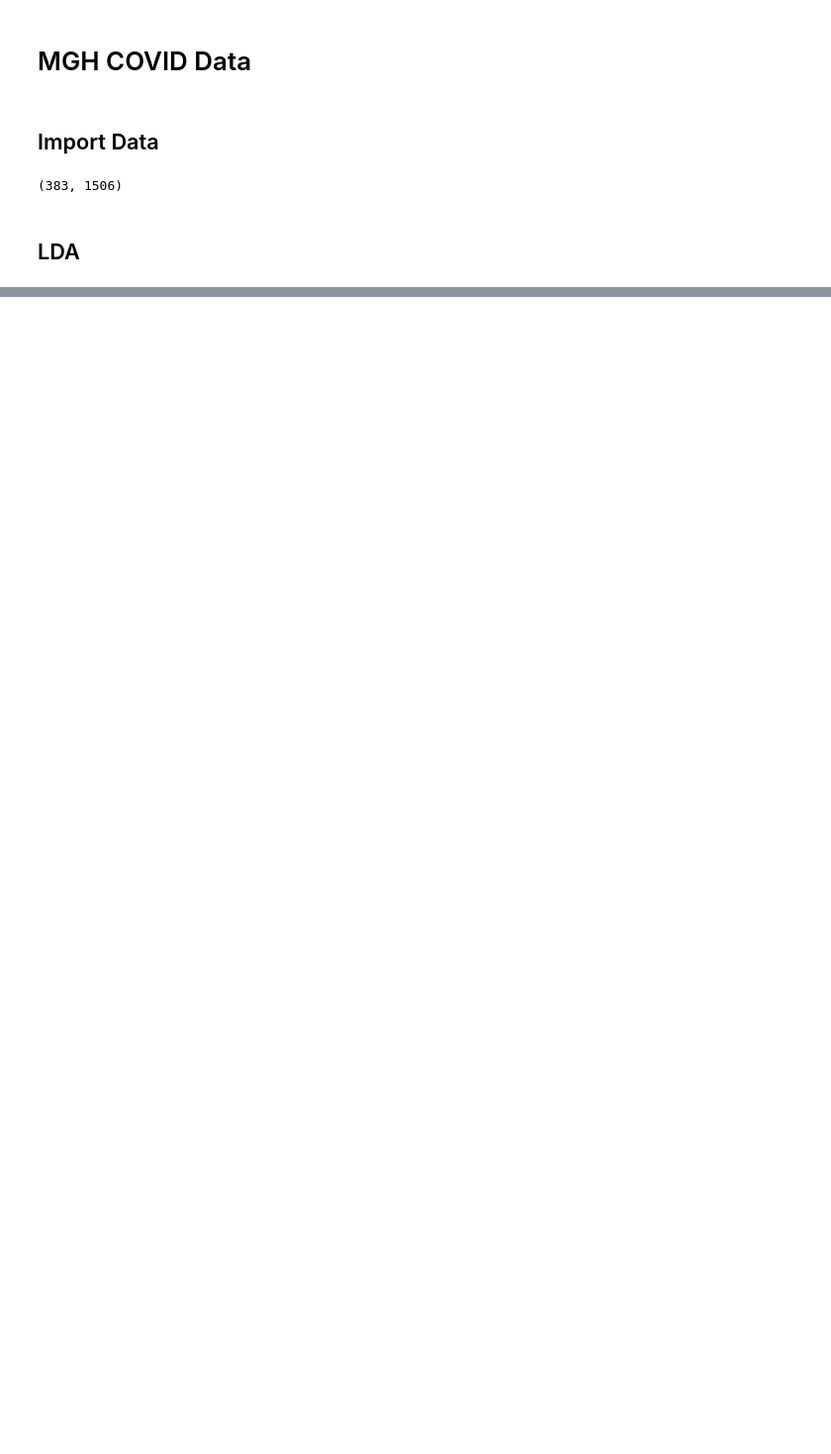
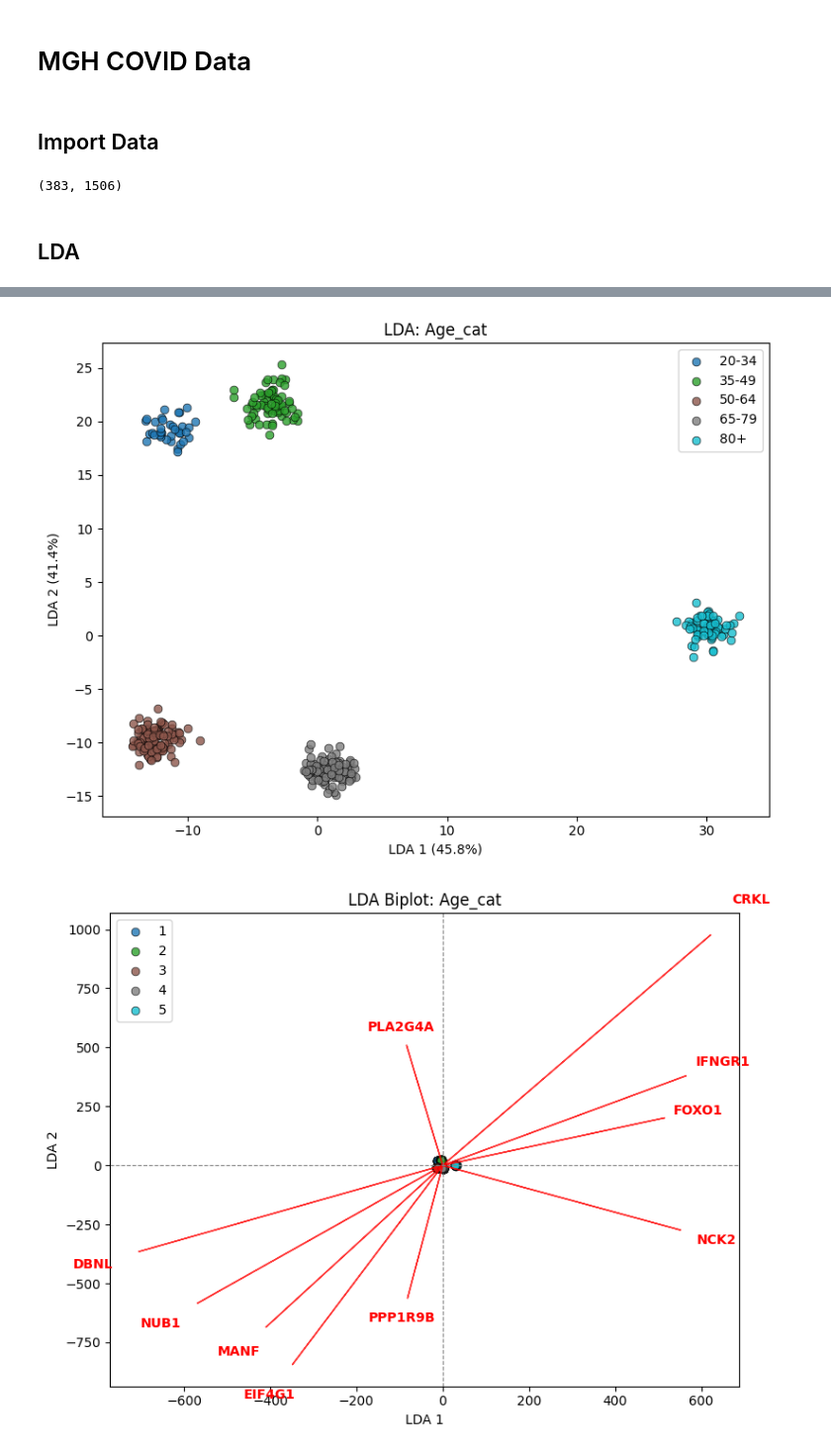
Before and after one commit to da8702/ChemoBrain-Analysis, a Jupyter notebook: Cytokine_Analysis.ipynb, the cells around one changed output, grey strips where cells are left out. Shown at 99% size. Cells and saved outputs as stored; diff of their text form; code cells hidden in the pictures; blank space fills up the shorter version.

```diff
--- a/Cytokine_Analysis.ipynb
+++ b/Cytokine_Analysis.ipynb
@@ -99,0 +75,14 @@ mgh_LDA(mgh_data, label_col="Acuity_0", vertical_jitter=True)
+# %%
+from cytokine_analysis_fxns import mgh_LDA, mgh_LDA_loadings, mgh_LDA_biplot
+
+mgh_LDA(mgh_data, label_col="Age_cat", biomarkers=('Inflammation', 'GDF15'),
+        group_labels={1: "20-34", 2: "35-49", 3: "50-64", 4: "65-79", 5: "80+"})
+
+mgh_LDA_biplot(mgh_data, label_col="Age_cat", biomarkers=('Inflammation', 'GDF15'),
+               standardize=True)
+
+mgh_LDA_loadings(mgh_data, label_col="Age_cat", biomarkers=('Inflammation', 'GDF15'),
+                 highlight=('GDF15', 'IL6'))
+# %% [output]
+[figure, added]
+[figure, added]
```
Also changed, not shown: parts of 10 cells of this notebook, 2 other files.
